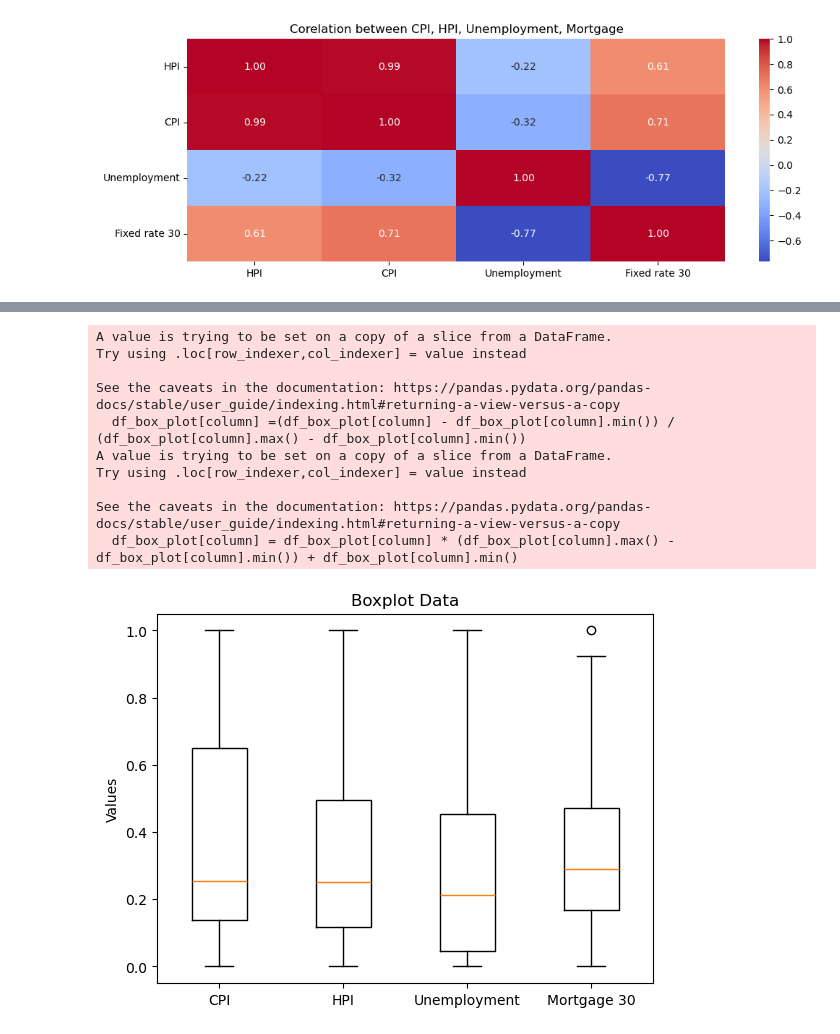
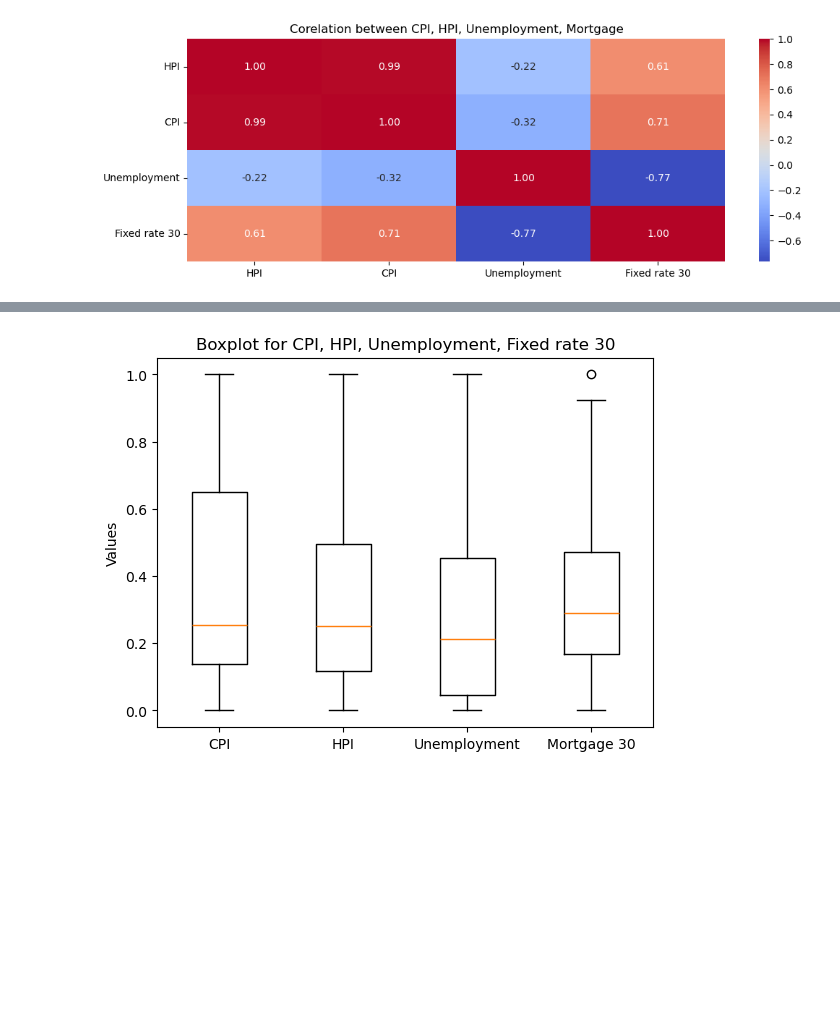
Before and after one commit to xraySMULu/the-big-squeeze, a Jupyter notebook: Code/xf_analysis.ipynb, the cells around one changed output, grey strips where cells are left out. Drawn from its saved outputs; the diff is of its cells as text; code cells hidden in the pictures; blank space fills up the shorter version.

```diff
--- a/Code/xf_analysis.ipynb
+++ b/Code/xf_analysis.ipynb
@@ -308,36 +296,26 @@ See the caveats in the documentation: https://pandas.pydata.org/pandas-docs/stab
 # %%
 #normalizing data
 df_box_plot = df_index_2015_2024[["HPI", "CPI", "Unemployment","Fixed rate 30"]]
 df_box_plot
 for column in df_box_plot:
 
     #apply Min-Max normalization technique for column
 
     df_box_plot[column] =(df_box_plot[column] - df_box_plot[column].min()) / (df_box_plot[column].max() - df_box_plot[column].min())
     df_box_plot[column] = df_box_plot[column] * (df_box_plot[column].max() - df_box_plot[column].min()) + df_box_plot[column].min()
 
 
 df_box_plot.head()
 
 #plot boxplot
 plt.boxplot(df_box_plot)
-plt.title("Boxplot Data")
+plt.title("Boxplot for CPI, HPI, Unemployment, Fixed rate 30")
 plt.ylabel("Values")
 #colors = ['#0000FF', '#00FF00', '#FFFF00', '#FF00FF']
 labels = ["CPI", "HPI", "Unemployment", "Mortgage 30"]
 plt.xticks(range(1, len(labels) + 1), labels)
 
 
 plt.show()
 # %% [output]
-A value is trying to be set on a copy of a slice from a DataFrame.
-Try using .loc[row_indexer,col_indexer] = value instead
-
-See the caveats in the documentation: https://pandas.pydata.org/pandas-docs/stable/user_guide/indexing.html#returning-a-view-versus-a-copy
-  df_box_plot[column] =(df_box_plot[column] - df_box_plot[column].min()) / (df_box_plot[column].max() - df_box_plot[column].min())
-A value is trying to be set on a copy of a slice from a DataFrame.
-Try using .loc[row_indexer,col_indexer] = value instead
-
-See the caveats in the documentation: https://pandas.pydata.org/pandas-docs/stable/user_guide/indexing.html#returning-a-view-versus-a-copy
-  df_box_plot[column] = df_box_plot[column] * (df_box_plot[column].max() - df_box_plot[column].min()) + df_box_plot[column].min()
-[figure, old version]
+[figure, new version]
```
Also changed, not shown: parts of 2 cells of this notebook.
